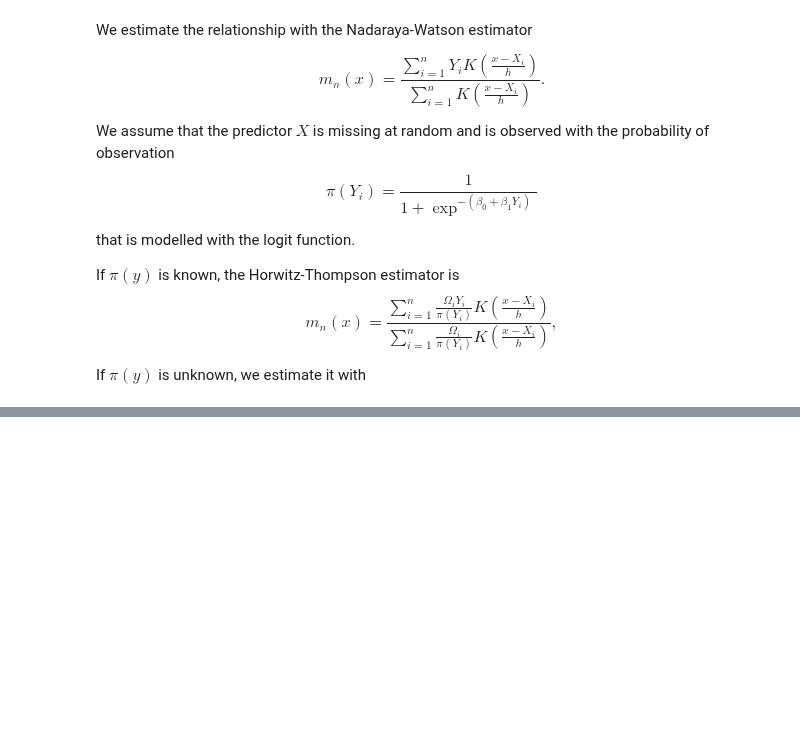
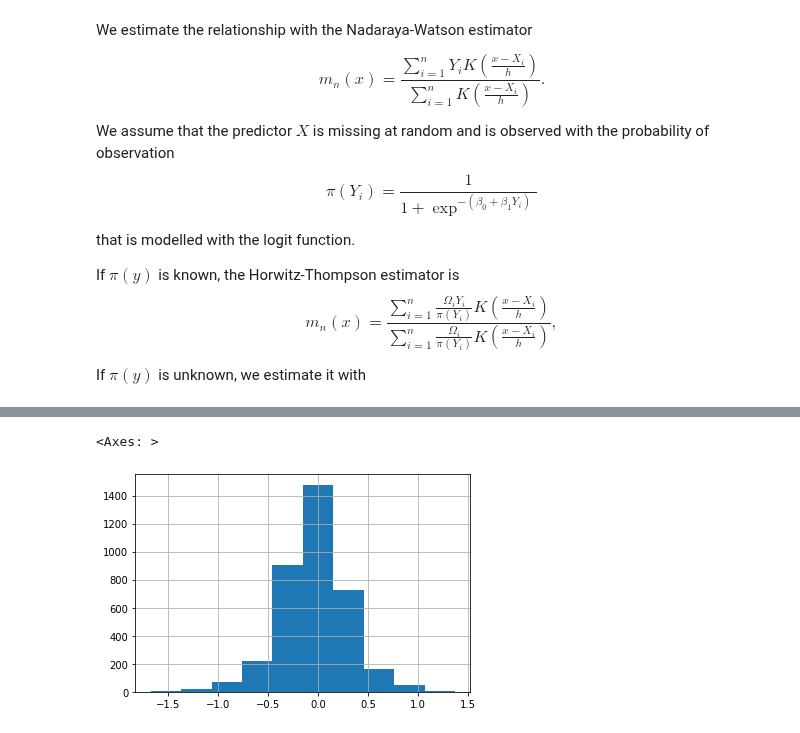
Before and after one commit to QuantLet/np_var_mis, a Jupyter notebook: regression_hopt.ipynb, the cells around one changed output, grey strips where cells are left out. Cells and saved outputs as stored; diff of their text form; code cells hidden in the pictures; blank space fills up the shorter version.

```diff
--- a/regression_hopt.ipynb
+++ b/regression_hopt.ipynb
@@ -173,0 +215,5 @@ array([0.06794479])
+# %%
+df_cc.res_ipw.hist()
+# %% [output]
+<Axes: >
+[figure, added]
```
Also changed, not shown: parts of 26 cells of this notebook, 12 other files.
